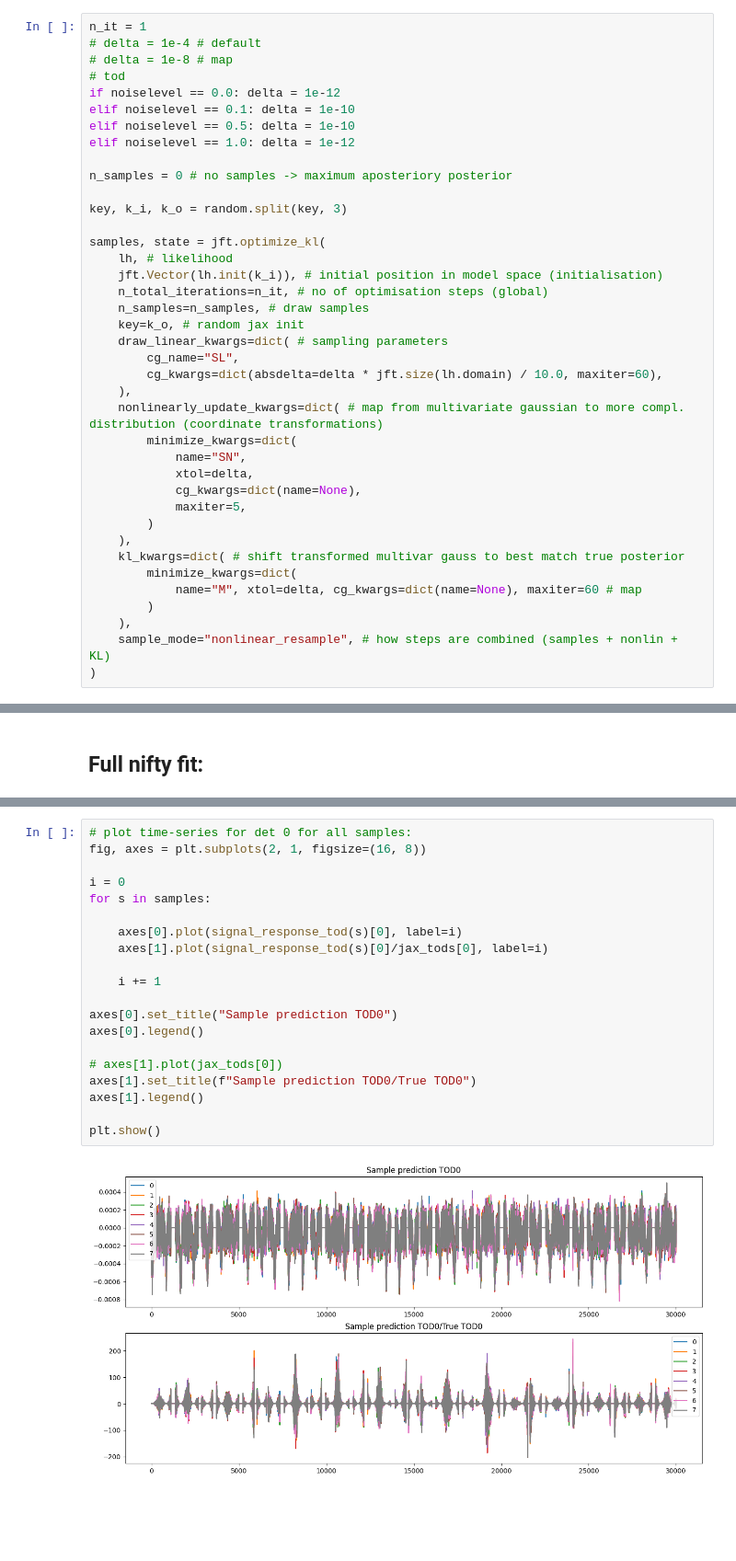
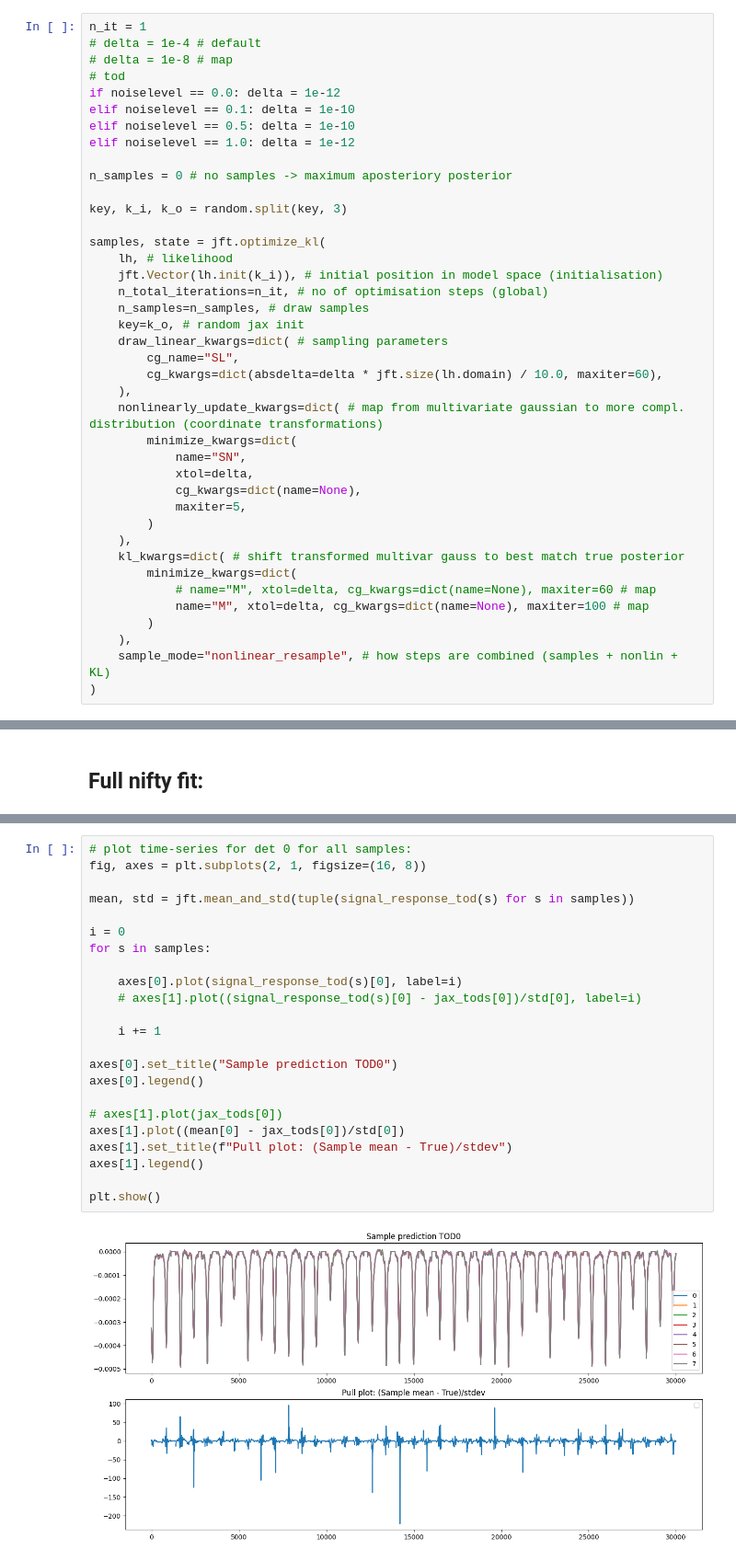
Before and after one commit to jwuerzinger/CMB_denoising, a Jupyter notebook: nifty_maria/nifty_maria_mapsampling.ipynb, the cells around one changed output, grey strips where cells are left out. Shown at 92% size. Cells and saved outputs as stored; diff of their text form; blank space fills up the shorter version.

Commit message:
better pull

```diff
--- a/nifty_maria/nifty_maria_mapsampling.ipynb
+++ b/nifty_maria/nifty_maria_mapsampling.ipynb
@@ -410,7 +410,8 @@ samples, state = jft.optimize_kl(
     ),
     kl_kwargs=dict( # shift transformed multivar gauss to best match true posterior
         minimize_kwargs=dict(
-            name="M", xtol=delta, cg_kwargs=dict(name=None), maxiter=60 # map
+            # name="M", xtol=delta, cg_kwargs=dict(name=None), maxiter=60 # map
+            name="M", xtol=delta, cg_kwargs=dict(name=None), maxiter=100 # map
         )
     ),
     sample_mode="nonlinear_resample", # how steps are combined (samples + nonlin + KL)
@@ -626,22 +627,25 @@ plt.show()
 # %%
 # plot time-series for det 0 for all samples:
 fig, axes = plt.subplots(2, 1, figsize=(16, 8))
+
+mean, std = jft.mean_and_std(tuple(signal_response_tod(s) for s in samples))
 
 i = 0
 for s in samples:
 
     axes[0].plot(signal_response_tod(s)[0], label=i)
-    axes[1].plot(signal_response_tod(s)[0]/jax_tods[0], label=i)
+    # axes[1].plot((signal_response_tod(s)[0] - jax_tods[0])/std[0], label=i)
 
     i += 1
 
 axes[0].set_title("Sample prediction TOD0")
 axes[0].legend()
 
 # axes[1].plot(jax_tods[0])
-axes[1].set_title(f"Sample prediction TOD0/True TOD0")
+axes[1].plot((mean[0] - jax_tods[0])/std[0])
+axes[1].set_title(f"Pull plot: (Sample mean - True)/stdev")
 axes[1].legend()
 
 plt.show()
 # %% [output]
-[figure, old version]
+[figure, new version]
```
Also changed, not shown: parts of 10 cells of this notebook.
